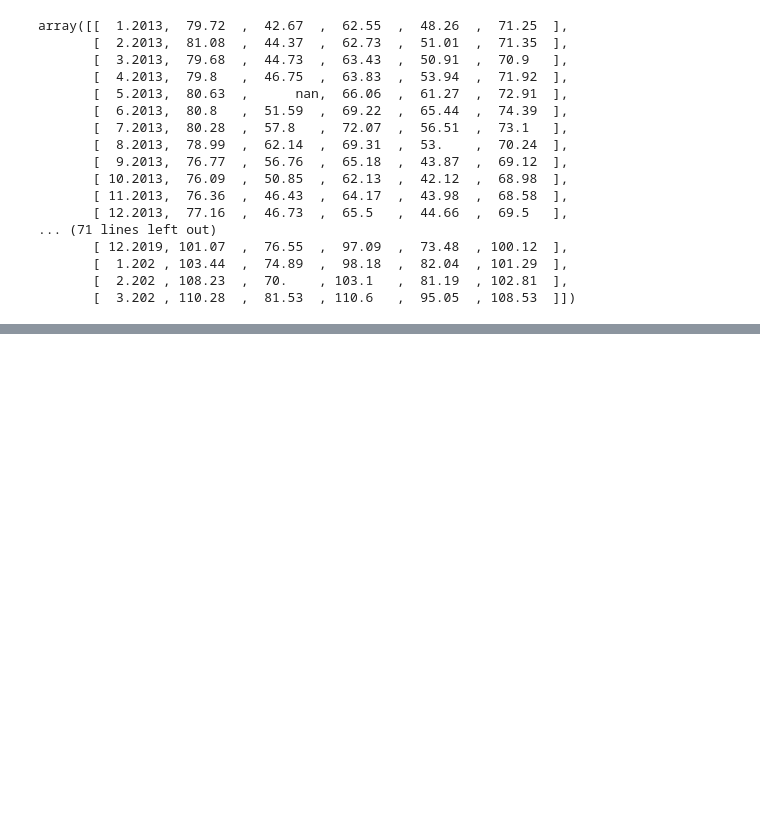
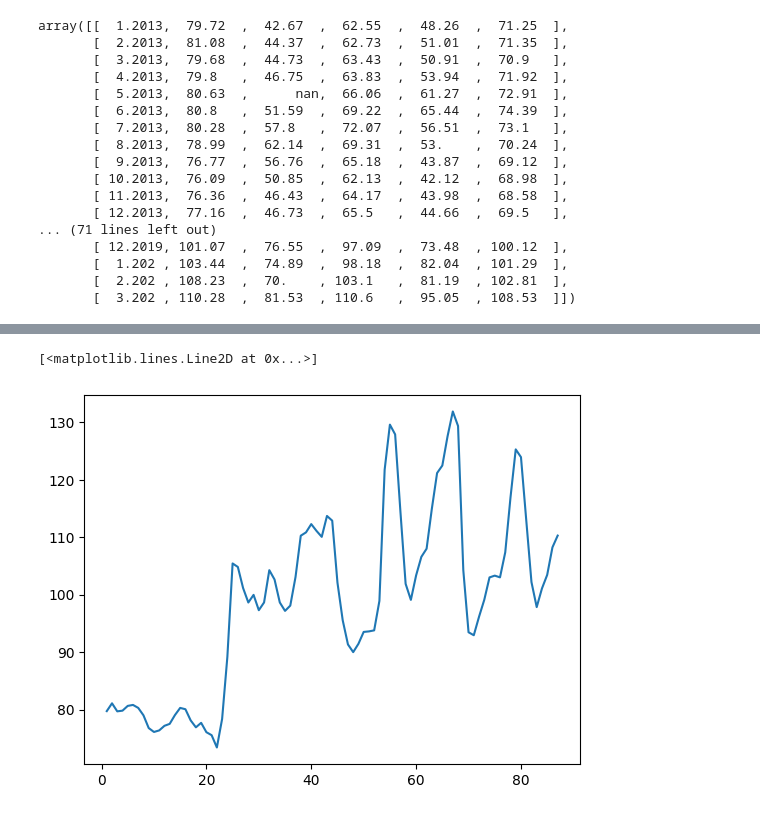
Before and after one commit to AcheBe1/numpy, a Jupyter notebook: numpy.ipynb, the cells around one changed output, grey strips where cells are left out. Cells and saved outputs as stored; diff of their text form; code cells hidden in the pictures; blank space fills up the shorter version.

```diff
--- a/numpy.ipynb
+++ b/numpy.ipynb
@@ -37,0 +93,5 @@ datos_transpuestos = datos.T
+# %%
+plt.plot(fechas,precios[:,0])
+# %% [output]
+[<matplotlib.lines.Line2D at 0x...>]
+[figure, added]
```
Also changed, not shown: parts of 7 cells of this notebook.
